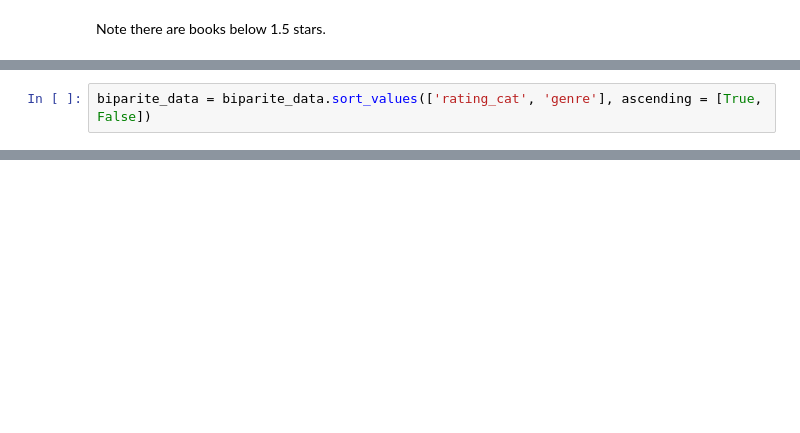
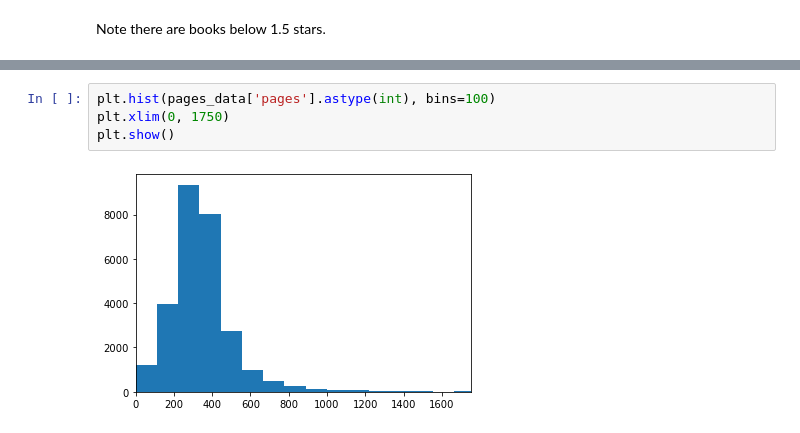
Before and after one commit to com-480-data-visualization/datavis-project-2022-team_philippe, a Jupyter notebook: data_processing.ipynb, the cells around one changed output, grey strips where cells are left out. Drawn from its saved outputs; the diff is of its cells as text; blank space fills up the shorter version.

```diff
--- a/data_processing.ipynb
+++ b/data_processing.ipynb
@@ -711,2 +712,0 @@ biparite_data = biparite_data.rename({'parentId': 'genre', 'rating_cat': 'rating
-# %%
-biparite_data = biparite_data.sort_values(['rating_cat', 'genre'], ascending = [True, False])
@@ -734,0 +746,6 @@ biparite_data.to_csv(path_or_buf='./website/data/biparite_ratings.csv', index=Fa
+# %%
+plt.hist(pages_data['pages'].astype(int), bins=100)
+plt.xlim(0, 1750)
+plt.show()
+# %% [output]
+[figure, added]
```
Also changed, not shown: parts of 41 cells of this notebook, 9 other files.
